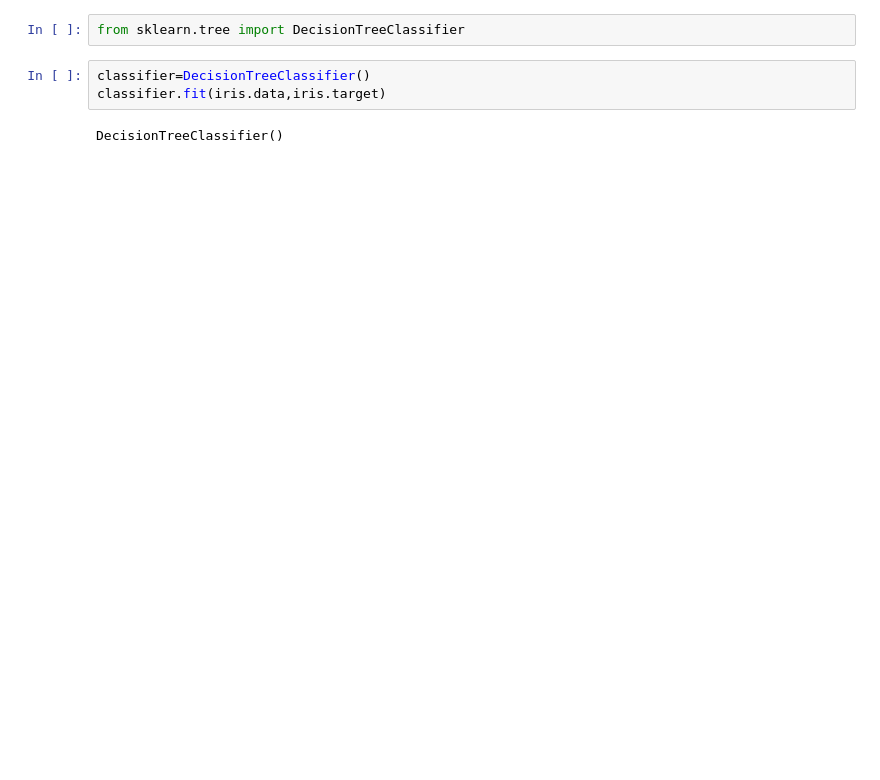
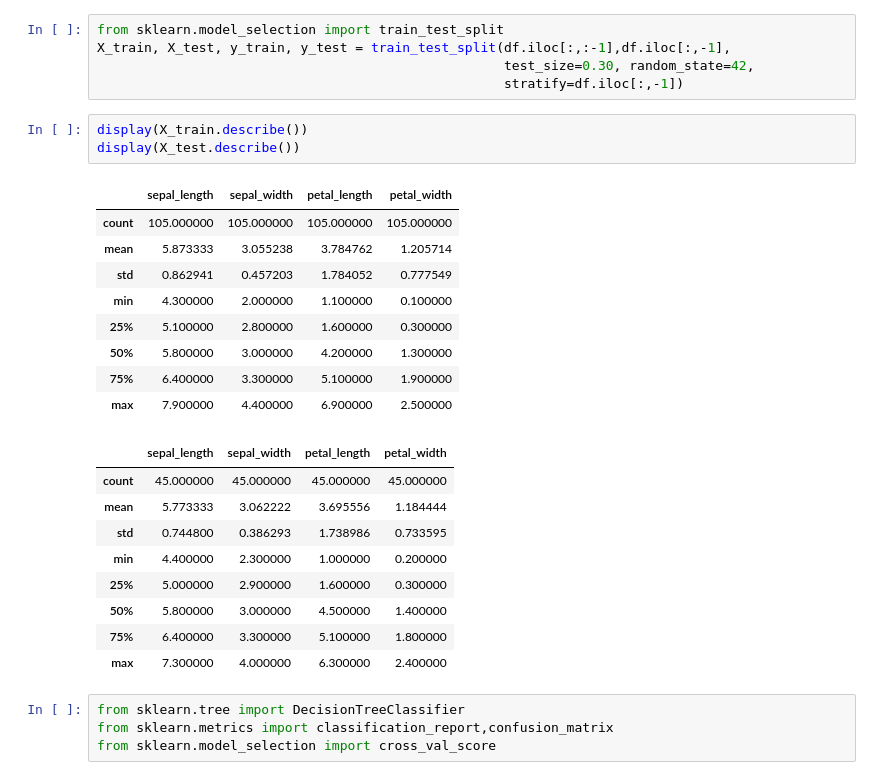
Before and after one commit to aziart/fsds, a Jupyter notebook: 05 - Machine Learning/0522 - Decision Tree.ipynb, the cells around one changed output. Saved outputs shown, nothing was run; the diff lists cells and outputs as text; blank space fills up the shorter version.

```diff
--- a/05 - Machine Learning/0522 - Decision Tree.ipynb
+++ b/05 - Machine Learning/0522 - Decision Tree.ipynb
@@ -49,7 +25,31 @@ array([[5.1, 3.5, 1.4, 0.2],
+# %%
+from sklearn.model_selection import train_test_split
+X_train, X_test, y_train, y_test = train_test_split(df.iloc[:,:-1],df.iloc[:,-1],
+                                                    test_size=0.30, random_state=42,
+                                                    stratify=df.iloc[:,-1])
+# %%
+display(X_train.describe())
+display(X_test.describe())
+# %% [output]
+|  | sepal_length | sepal_width | petal_length | petal_width |
+| count | 105.000000 | 105.000000 | 105.000000 | 105.000000 |
+| mean | 5.873333 | 3.055238 | 3.784762 | 1.205714 |
+| std | 0.862941 | 0.457203 | 1.784052 | 0.777549 |
+| min | 4.300000 | 2.000000 | 1.100000 | 0.100000 |
+| 25% | 5.100000 | 2.800000 | 1.600000 | 0.300000 |
+| 50% | 5.800000 | 3.000000 | 4.200000 | 1.300000 |
+| 75% | 6.400000 | 3.300000 | 5.100000 | 1.900000 |
+| max | 7.900000 | 4.400000 | 6.900000 | 2.500000 |
+|  | sepal_length | sepal_width | petal_length | petal_width |
+| count | 45.000000 | 45.000000 | 45.000000 | 45.000000 |
+| mean | 5.773333 | 3.062222 | 3.695556 | 1.184444 |
+| std | 0.744800 | 0.386293 | 1.738986 | 0.733595 |
+| min | 4.400000 | 2.300000 | 1.000000 | 0.200000 |
+| 25% | 5.000000 | 2.900000 | 1.600000 | 0.300000 |
+| 50% | 5.800000 | 3.000000 | 4.500000 | 1.400000 |
+| 75% | 6.400000 | 3.300000 | 5.100000 | 1.800000 |
+| max | 7.300000 | 4.000000 | 6.300000 | 2.400000 |
 # %%
 from sklearn.tree import DecisionTreeClassifier
+from sklearn.metrics import classification_report,confusion_matrix
+from sklearn.model_selection import cross_val_score
-# %%
-classifier=DecisionTreeClassifier()
-classifier.fit(iris.data,iris.target)
-# %% [output]
-DecisionTreeClassifier()
```
Also changed, not shown: parts of 10 cells of this notebook.
